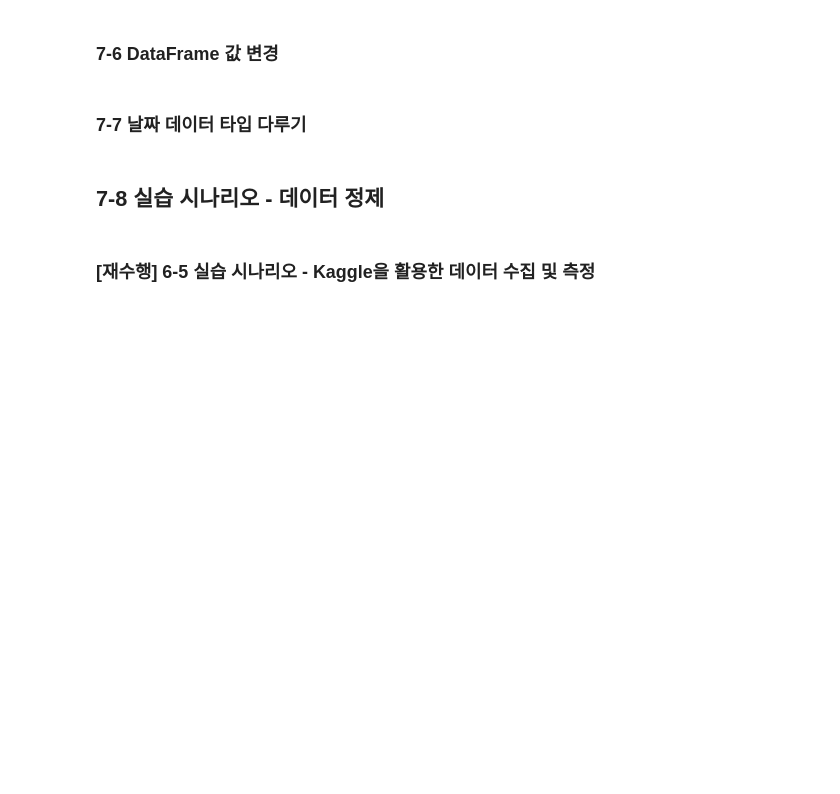
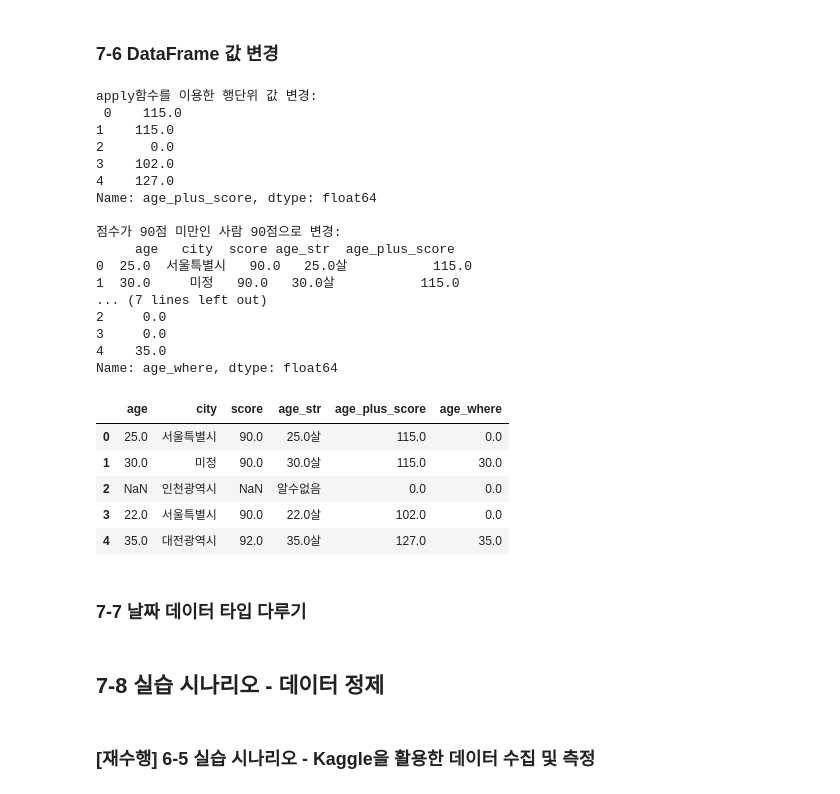
Before and after one commit to biomedist/Data-Analysis-with-Open-Source, a Jupyter notebook: 오픈소스_데이터_분석_7강.ipynb, the cells around one changed output. Drawn from its saved outputs; the diff is of its cells as text; code cells hidden in the pictures; blank space fills up the shorter version.

```diff
--- a/오픈소스_데이터_분석_7강.ipynb
+++ b/오픈소스_데이터_분석_7강.ipynb
@@ -157,3 +227,73 @@ city_map = {'Seoul': '서울특별시', None: '미정', 'Incheon':'인천광역
+# %%
+import pandas as pd
+
+data = {'age': [25, 30, None, 22, 35],
+        'city': ['Seoul', None, 'Incheon', 'Seoul', 'Daejeon'],
+        'score': [90, 85, None, 80, 92]}
+df = pd.DataFrame(data)
+
+### replace를 이용한 Seoul -> 서울: 대상과 바꿀 값을 튜플로
+df['city'] = df['city'].replace('Seoul','서울')
+
+
+### replace를 이용한 None -> 미정, Incheon -> 인천: 여러개 한꺼번에 바꿀때는 튜플이 아닌, 딕셔너리로
+df['city'] = df['city'].replace({None:'미정', 'Incheon':'인천'})
+
+### map을 이용한 값 변경:키가 같은 것들이 뒤에 오는 value로 변경되는 것
+df = pd.DataFrame(data)
+city_map = {'Seoul': '서울특별시', None: '미정', 'Incheon':'인천광역시', 'Daejeon':'대전광역시'}
+df['city'] = df['city'].map(city_map)
+
+# 입력값 칼럼의 x, 해당값이 null이 아닌 경우에는 f스트링을 이용해서 몇살인지, 그이외에는 알수없음
+# map 함수의 경우는 특정 칼럼 하나하나를 다루기에 좋음
+df['age_str'] = df['age'].map(lambda x:f"{x}살" if pd.notna(x) else "알수없음")
+
+### apply 함수를 이용한 값 변경:특정 행의 값을 보면서 변경을 하고 싶을때 좋음
+
+
+# age를 늘리기 위해서 age_plus_scre라는 함수를 새롭게 정의. 새로운 데이터프레임의 칼럼만들기
+
+### apply 함수를 이용한 행단위 값 변경
+def age_plus_score(row):
+    age = row['age'] if pd.notna(row['age']) else 0
+    score = row['score'] if pd.notna(row['score']) else 0
+    return age + score
+df['age_plus_score'] = df.apply(age_plus_score, axis=1)  # 행단위적용:axis=1
+print("\napply함수를 이용한 행단위 값 변경:\n", df['age_plus_score'])
+
+### loc 인덱스를 이용한 값 변경
+#df(데이터프레임)의 location함수를 이용해서 점수가 90이하인것들을 걸러서 그중에 'score'컬럼만 가지고 옴. 그다음 값을 90으로 변경
+df.loc[df['score'] < 90, 'score'] = 90
+print("\n점수가 90점 미만인 사람 90점으로 변경:\n",df)
+
+### where 함수를 이용한 값 변경: where에서 값을 유지할 조건을 지정해주고, 그렇지 않은 것들은 0으로
+df['age_where'] = df['age'].where(df['age']>=30,other=0)
+print("\nage가 30 이상인 값만 유지하고 나머지를 0으로 변경:\n",df['age_where'])
+df
+# %% [output]
+apply함수를 이용한 행단위 값 변경:
+ 0    115.0
+1    115.0
+2      0.0
+3    102.0
+4    127.0
+Name: age_plus_score, dtype: float64
+
+점수가 90점 미만인 사람 90점으로 변경:
+     age   city  score age_str  age_plus_score
+0  25.0  서울특별시   90.0   25.0살           115.0
+1  30.0     미정   90.0   30.0살           115.0
+... (7 lines left out)
+2     0.0
+3     0.0
+4    35.0
+Name: age_where, dtype: float64
+|  | age | city | score | age_str | age_plus_score | age_where |
+| 0 | 25.0 | 서울특별시 | 90.0 | 25.0살 | 115.0 | 0.0 |
+| 1 | 30.0 | 미정 | 90.0 | 30.0살 | 115.0 | 30.0 |
+| 2 | NaN | 인천광역시 | NaN | 알수없음 | 0.0 | 0.0 |
+| 3 | 22.0 | 서울특별시 | 90.0 | 22.0살 | 102.0 | 0.0 |
+| 4 | 35.0 | 대전광역시 | 92.0 | 35.0살 | 127.0 | 35.0 |
 # %% [markdown]
 ### 7-7 날짜 데이터 타입 다루기
 # %%
```
Also changed, not shown: parts of 6 cells of this notebook.
